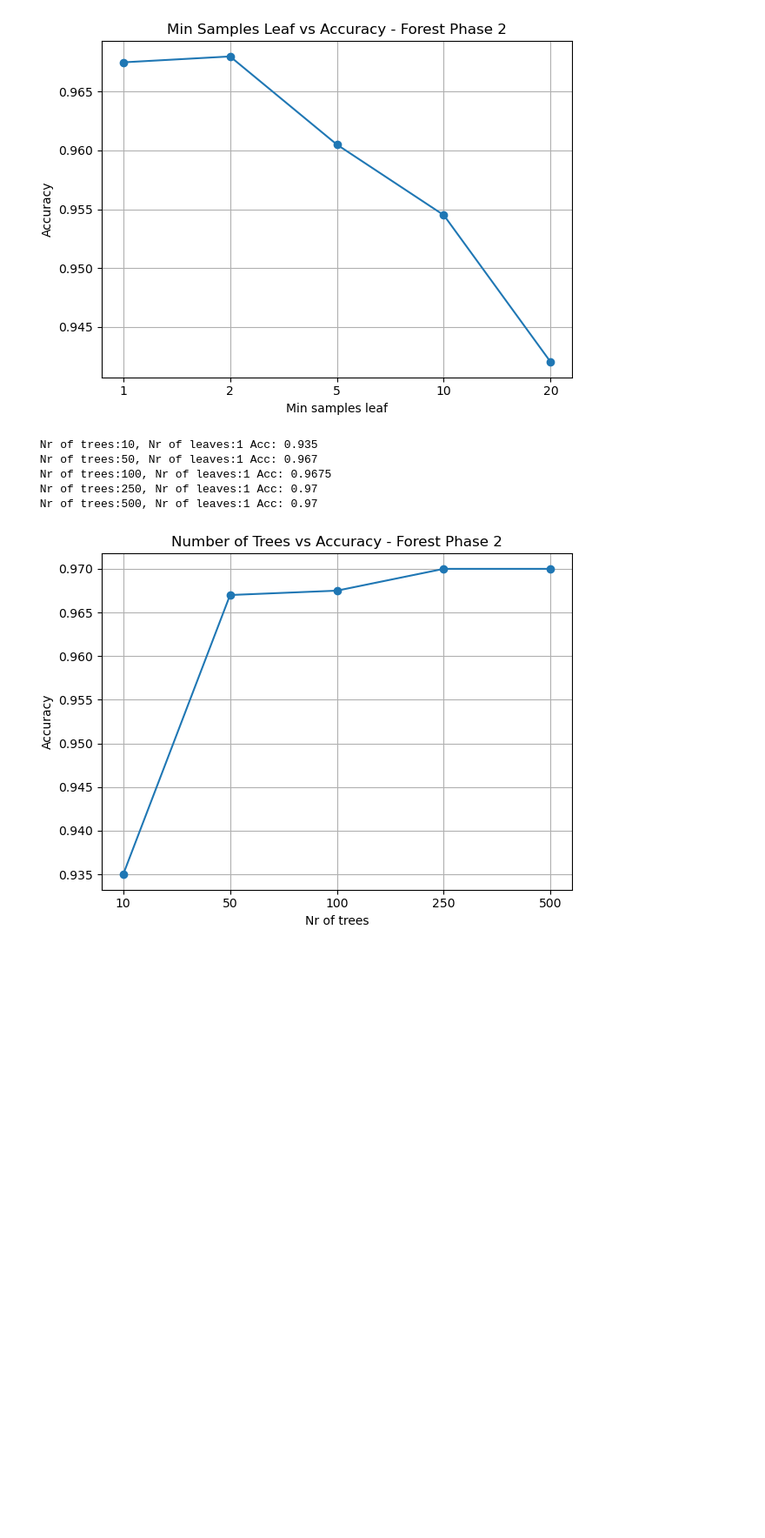
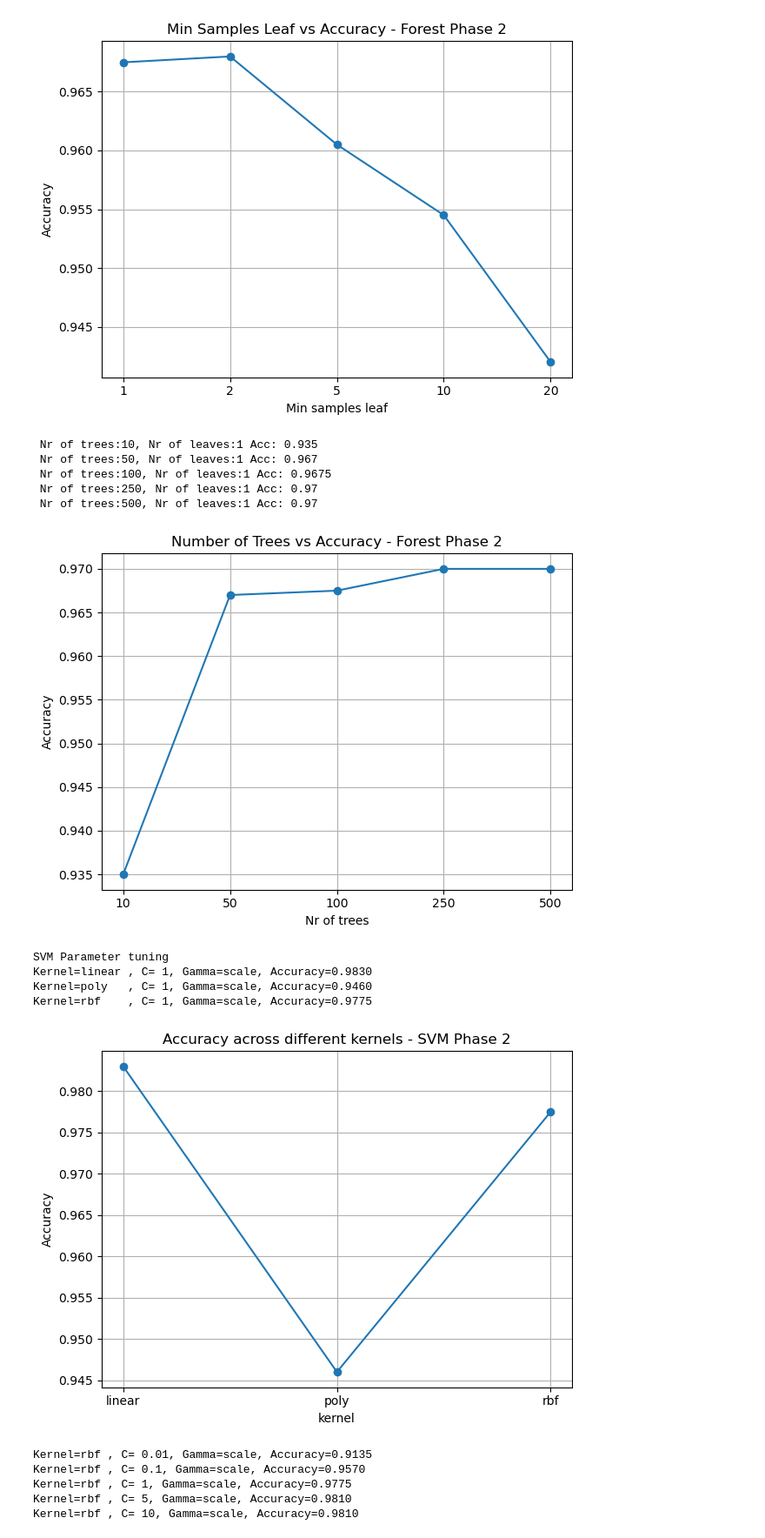
Before and after one commit to ErjonXhani/ai-vs-human-text-detection-INM701, a Jupyter notebook: tfidf.ipynb, the cells around one changed output. Shown at 87% size. Drawn from its saved outputs; the diff is of its cells as text; code cells hidden in the pictures; blank space fills up the shorter version.

Commit message:
adding and fixing graphs for svm ph1,ph2

```diff
--- a/tfidf.ipynb
+++ b/tfidf.ipynb
@@ -208,3 +208,83 @@ print("SVM Accuracy:", round(accuracy_score(y_test, preds),4))
 #preds = svm.predict(X_test_tfidf)
 
 #print("Linear SVM Accuracy:", round(accuracy_score(y_test, preds),4))
+# %%
+from sklearn.svm import SVC
+
+from sklearn.metrics import accuracy_score
+
+kernel_exp=['linear','poly','rbf']
+c_regularizer=[0.01,0.1,1,5,10]
+gamma_exp=[0.01,0.1,'scale',]
+acc_kernel=[]
+acc_c=[]
+acc_gamma=[]
+print("SVM Parameter tuning")
+for k in kernel_exp:
+
+    svm = SVC(kernel=k,C=1,gamma='scale')
+    svm.fit(X_train_tfidf, y_train)
+    svm_preds = svm.predict(X_test_tfidf)
+
+    acc = accuracy_score(y_test, svm_preds)
+    acc_kernel.append(acc)
+    print(f"Kernel={k:<6} , C= 1, Gamma=scale, Accuracy={acc:.4f}")
+
+
+plt.figure()
+plt.title("Accuracy across different kernels - SVM Phase 2")
+plt.plot([str(k) for k in kernel_exp],acc_kernel,marker="o")
+plt.xlabel("kernel")
+plt.ylabel("Accuracy")
+plt.grid(True)
+plt.tight_layout()
+plt.show()
+
+for c in c_regularizer:
+
+    svm = SVC(kernel='rbf',C=c,gamma='scale')
+    svm.fit(X_train_tfidf, y_train)
+    svm_preds = svm.predict(X_test_tfidf)
+
+    acc = accuracy_score(y_test, svm_preds)
+    acc_c.append(acc)
+    print(f"Kernel=rbf , C= {c}, Gamma=scale, Accuracy={acc:.4f}")
+
+plt.figure()
+plt.title("Accuracy across different regularizers - SVM Phase 2")
+plt.plot([str(c) for c in c_regularizer],acc_c,marker="o")
+plt.xlabel("C reguralizer")
+plt.ylabel("Accuracy")
+plt.grid(True)
+plt.tight_layout()
+plt.show()
+
+for g in gamma_exp:
+
+    svm = SVC(kernel='rbf',C=1,gamma=g)
+    svm.fit(X_train_tfidf, y_train)
+    svm_preds = svm.predict(X_test_tfidf)
+
+    acc = accuracy_score(y_test, svm_preds)
+    acc_gamma.append(acc)
+    print(f"Kernel=rbg, C= 1, Gamma={g}, Accuracy={acc:.4f}")
+
+plt.figure()
+plt.title("Accuracy across different gammas - SVM Phase 2")
+plt.plot([str(g) for g in gamma_exp],acc_gamma,marker="o")
+plt.xlabel("Gamma")
+plt.ylabel("Accuracy")
+plt.grid(True)
+plt.tight_layout()
+plt.show()
+# %% [output]
+SVM Parameter tuning
+Kernel=linear , C= 1, Gamma=scale, Accuracy=0.9830
+Kernel=poly   , C= 1, Gamma=scale, Accuracy=0.9460
+Kernel=rbf    , C= 1, Gamma=scale, Accuracy=0.9775
+[figure, added]
+Kernel=rbf , C= 0.01, Gamma=scale, Accuracy=0.9135
+Kernel=rbf , C= 0.1, Gamma=scale, Accuracy=0.9570
+Kernel=rbf , C= 1, Gamma=scale, Accuracy=0.9775
+Kernel=rbf , C= 5, Gamma=scale, Accuracy=0.9810
+Kernel=rbf , C= 10, Gamma=scale, Accuracy=0.9810
```
Also changed, not shown: parts of 1 cell of this notebook, 1 other file.
